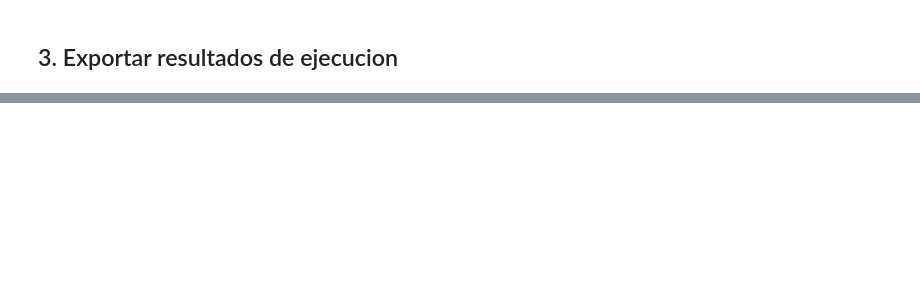
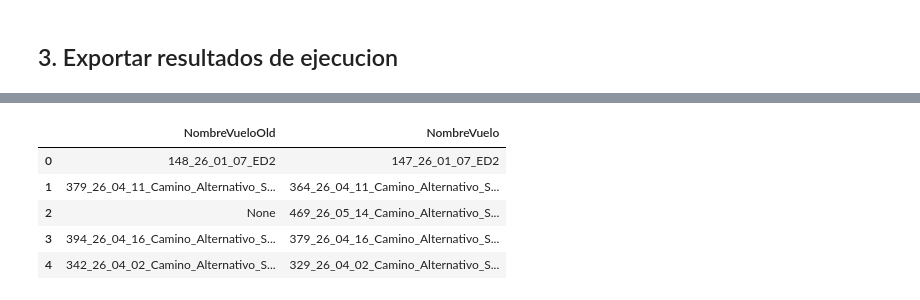
Before and after one commit to LeonelRiveroEsri/amsa-pao-geosupport, a Jupyter notebook: 009 Carga Datastore y Mosaico.ipynb, the cells around one changed output, grey strips where cells are left out. Saved outputs shown, nothing was run; the diff lists cells and outputs as text; code cells hidden in the pictures; blank space fills up the shorter version.

```diff
--- a/009 Carga Datastore y Mosaico.ipynb
+++ b/009 Carga Datastore y Mosaico.ipynb
@@ -205,0 +362,20 @@ Resultados exportados en: c:\Users\esrlrivero_adm\Documents\Geosupport\amsa-pao-
+# %%
+result = []
+with arcpy.da.SearchCursor(PATH_MOSAIC_DATASET,['Name','NombreVuelo']) as cursor:
+    for c in cursor:
+        try:
+            name = c[0]
+            nombre_vuelo = df.loc[df.Name == name,'Nombre_de_Vuelo'].values[0]
+            result.append([c[1],nombre_vuelo])
+        except:
+            continue
+
+df2 = pd.DataFrame(result,columns=['NombreVueloOld','NombreVuelo'])
+df2.head()
+# %% [output]
+|  | NombreVueloOld | NombreVuelo |
+| 0 | 148_26_01_07_ED2 | 147_26_01_07_ED2 |
+| 1 | 379_26_04_11_Camino_Alternativo_S... | 364_26_04_11_Camino_Alternativo_S... |
+| 2 | None | 469_26_05_14_Camino_Alternativo_S... |
+| 3 | 394_26_04_16_Camino_Alternativo_S... | 379_26_04_16_Camino_Alternativo_S... |
+| 4 | 342_26_04_02_Camino_Alternativo_S... | 329_26_04_02_Camino_Alternativo_S... |
```
Also changed, not shown: parts of 23 cells of this notebook, 3 other files.
